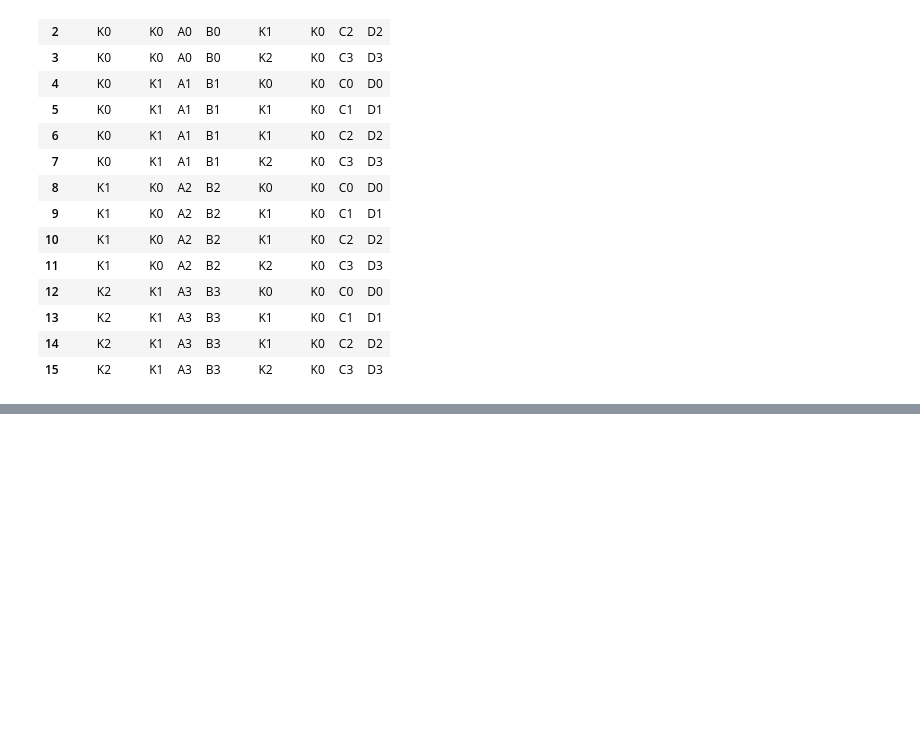
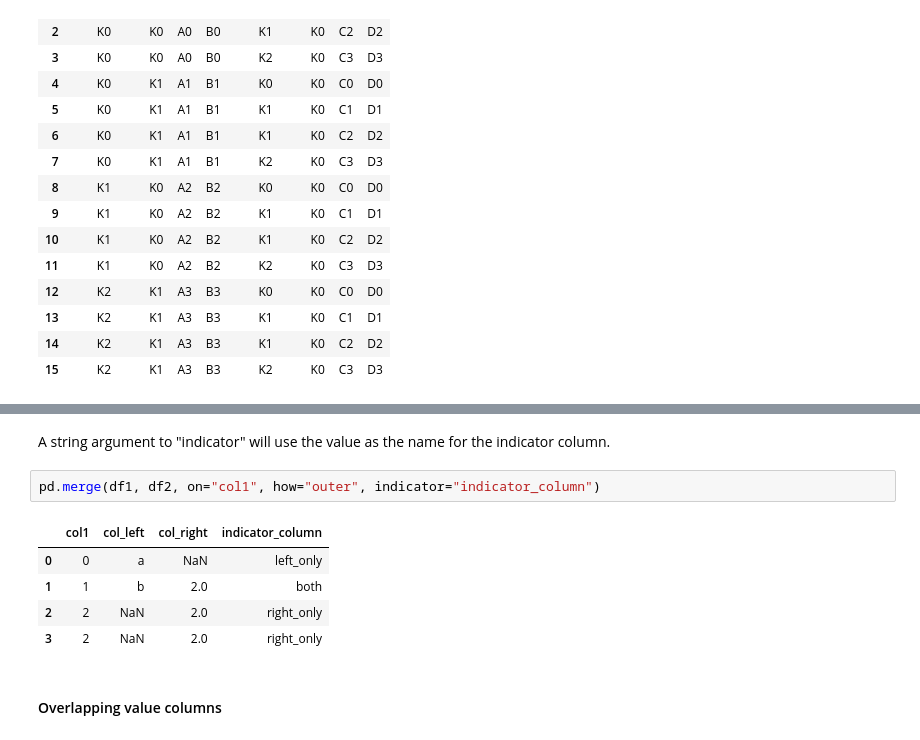
Before and after one commit to SiddheshDaphane/Data-Analysis-in-Python, a Jupyter notebook: Everything-about-Numpy-and-Pandas/Basic_to_advance_pandas.ipynb, the cells around one changed output, grey strips where cells are left out. Drawn from its saved outputs; the diff is of its cells as text; blank space fills up the shorter version.

```diff
--- a/Everything-about-Numpy-and-Pandas/Basic_to_advance_pandas.ipynb
+++ b/Everything-about-Numpy-and-Pandas/Basic_to_advance_pandas.ipynb
@@ -2306,0 +2377,12 @@ result
+# %% [markdown]
+A string argument to "indicator" will use the value as the name for the indicator column.
+# %%
+pd.merge(df1, df2, on="col1", how="outer", indicator="indicator_column")
+# %% [output]
+|  | col1 | col_left | col_right | indicator_column |
+| 0 | 0 | a | NaN | left_only |
+| 1 | 1 | b | 2.0 | both |
+| 2 | 2 | NaN | 2.0 | right_only |
+| 3 | 2 | NaN | 2.0 | right_only |
+# %% [markdown]
+#### Overlapping value columns
```
Also changed, not shown: parts of 12 cells of this notebook.
